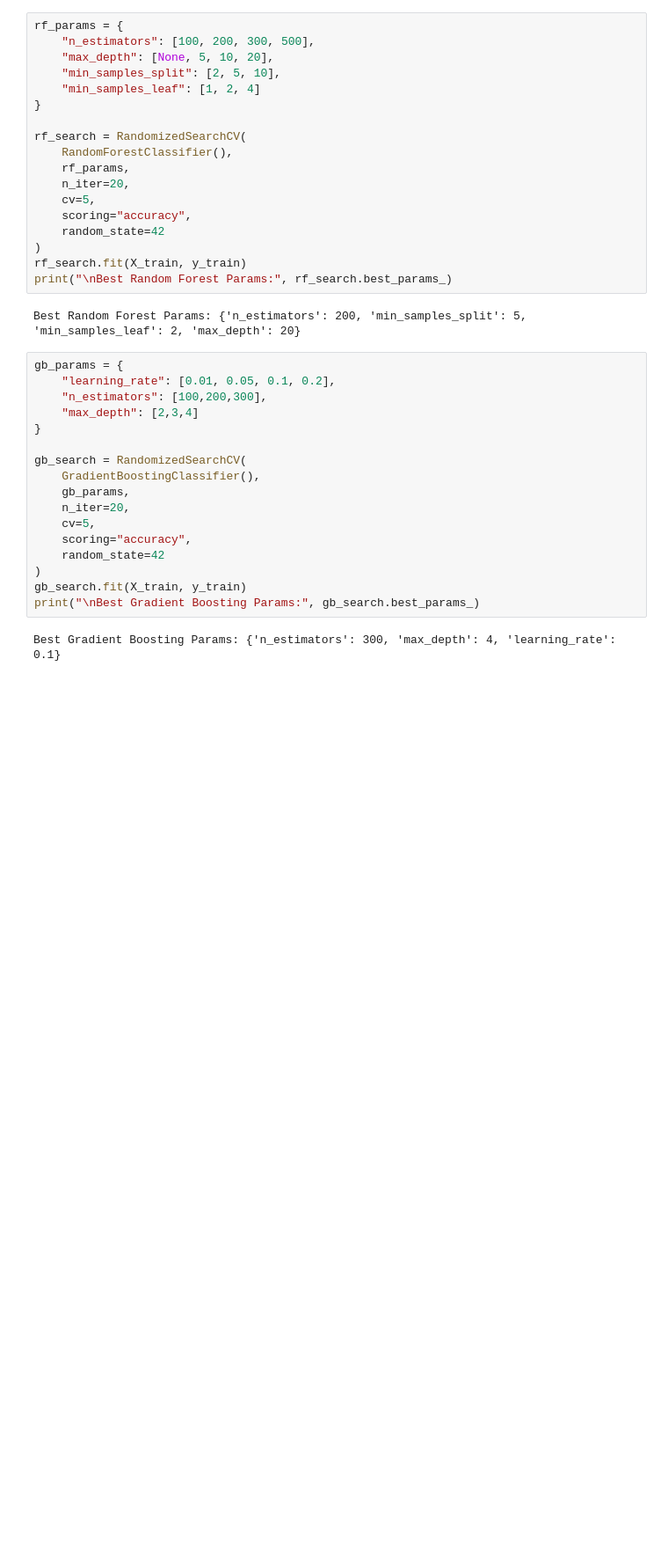
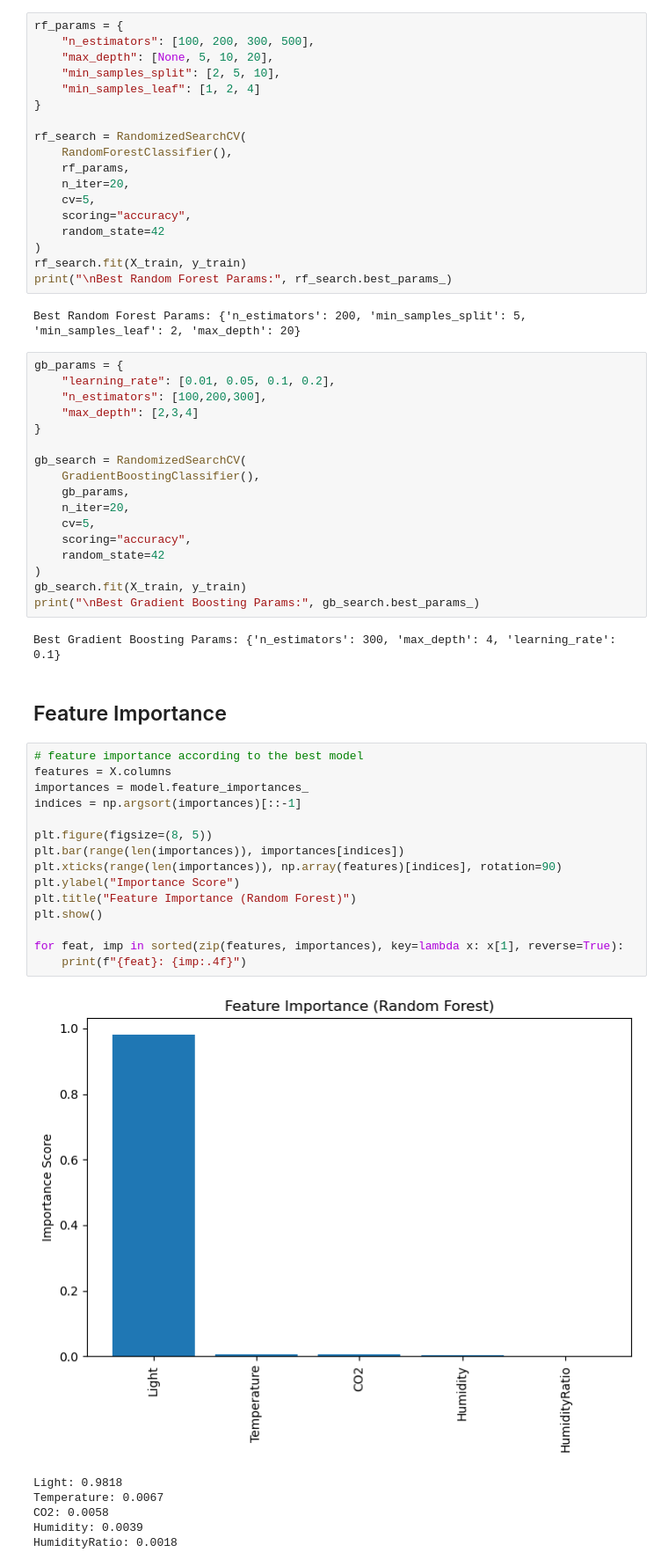
Before and after one commit to arka900/ml-zoomcamp-midproject, a Jupyter notebook: notebook.ipynb, the cells around one changed output. Shown at 88% size. Cells and saved outputs as stored; diff of their text form; blank space fills up the shorter version.

```diff
--- a/notebook.ipynb
+++ b/notebook.ipynb
@@ -401,3 +405,27 @@ gb_search.fit(X_train, y_train)
 print("\nBest Gradient Boosting Params:", gb_search.best_params_)
 # %% [output]
 Best Gradient Boosting Params: {'n_estimators': 300, 'max_depth': 4, 'learning_rate': 0.1}
+# %% [markdown]
+## Feature Importance
+# %%
+# feature importance according to the best model
+features = X.columns
+importances = model.feature_importances_
+indices = np.argsort(importances)[::-1]
+
+plt.figure(figsize=(8, 5))
+plt.bar(range(len(importances)), importances[indices])
+plt.xticks(range(len(importances)), np.array(features)[indices], rotation=90)
+plt.ylabel("Importance Score")
+plt.title("Feature Importance (Random Forest)")
+plt.show()
+
+for feat, imp in sorted(zip(features, importances), key=lambda x: x[1], reverse=True):
+    print(f"{feat}: {imp:.4f}")
+# %% [output]
+[figure, added]
+Light: 0.9818
+Temperature: 0.0067
+CO2: 0.0058
+Humidity: 0.0039
+HumidityRatio: 0.0018
```
Also changed, not shown: parts of 4 cells of this notebook, 8 other files.
